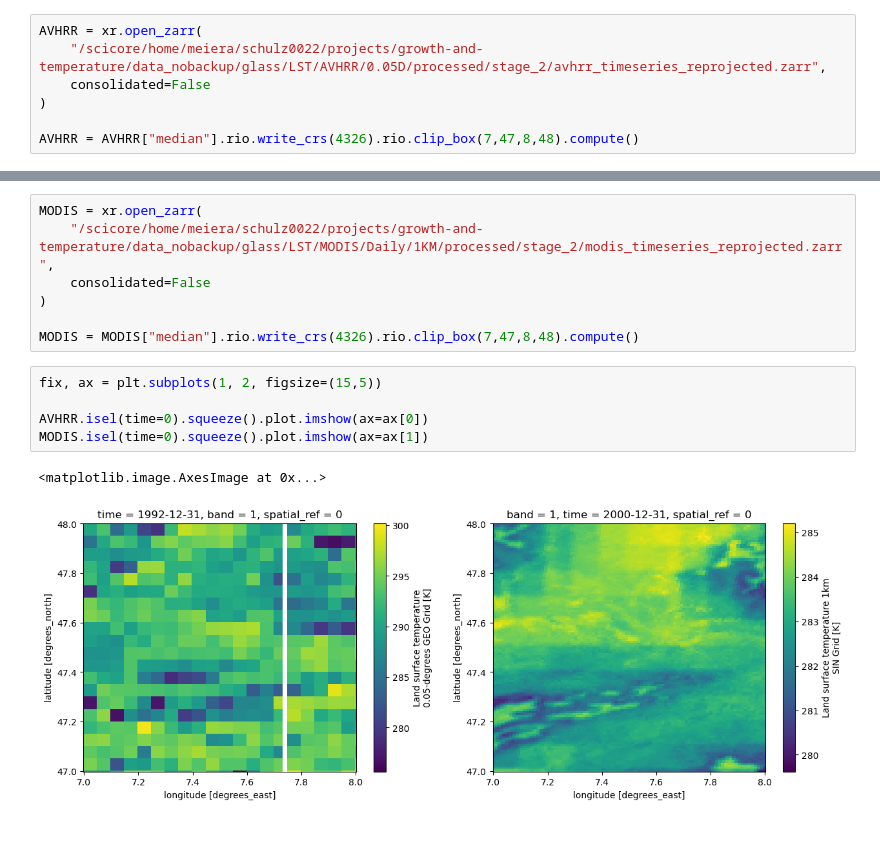
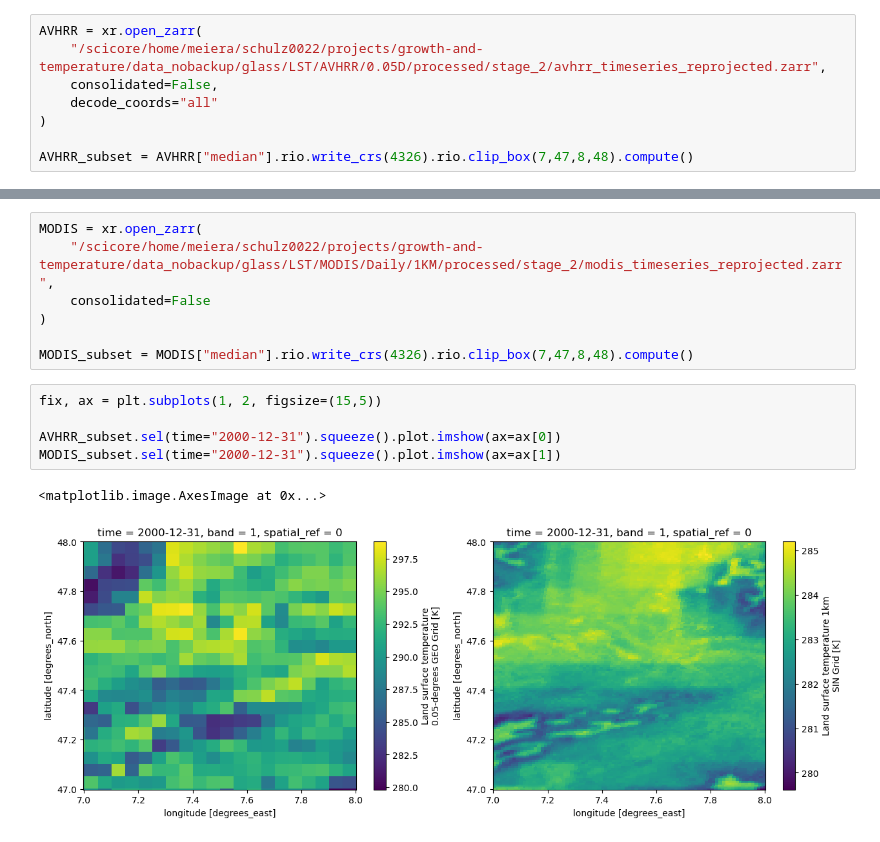
Before and after one commit to felixschulz385/growth-and-temperature, a Jupyter notebook: gnt/experiments/upscaling.ipynb, the cells around one changed output, grey strips where cells are left out. Drawn from its saved outputs; the diff is of its cells as text.

```diff
--- a/gnt/experiments/upscaling.ipynb
+++ b/gnt/experiments/upscaling.ipynb
@@ -5,7 +9,8 @@ import matplotlib.pyplot as plt
 # %%
 AVHRR = xr.open_zarr(
     "/scicore/home/meiera/schulz0022/projects/growth-and-temperature/data_nobackup/glass/LST/AVHRR/0.05D/processed/stage_2/avhrr_timeseries_reprojected.zarr",
-    consolidated=False
+    consolidated=False,
+    decode_coords="all"
 )
 
-AVHRR = AVHRR["median"].rio.write_crs(4326).rio.clip_box(7,47,8,48).compute()
+AVHRR_subset = AVHRR["median"].rio.write_crs(4326).rio.clip_box(7,47,8,48).compute()
@@ -15,12 +26,12 @@ MODIS = xr.open_zarr(
     consolidated=False
 )
 
-MODIS = MODIS["median"].rio.write_crs(4326).rio.clip_box(7,47,8,48).compute()
+MODIS_subset = MODIS["median"].rio.write_crs(4326).rio.clip_box(7,47,8,48).compute()
-# %%
-fix, ax = plt.subplots(1, 2, figsize=(15,5))
-
-AVHRR.isel(time=0).squeeze().plot.imshow(ax=ax[0])
-MODIS.isel(time=0).squeeze().plot.imshow(ax=ax[1])
-# %% [output]
-<matplotlib.image.AxesImage at 0x...>
-[figure, removed]
+# %%
+fix, ax = plt.subplots(1, 2, figsize=(15,5))
+
+AVHRR_subset.sel(time="2000-12-31").squeeze().plot.imshow(ax=ax[0])
+MODIS_subset.sel(time="2000-12-31").squeeze().plot.imshow(ax=ax[1])
+# %% [output]
+<matplotlib.image.AxesImage at 0x...>
+[figure, added]
```
Also changed, not shown: parts of 39 cells of this notebook, 2 other files.
